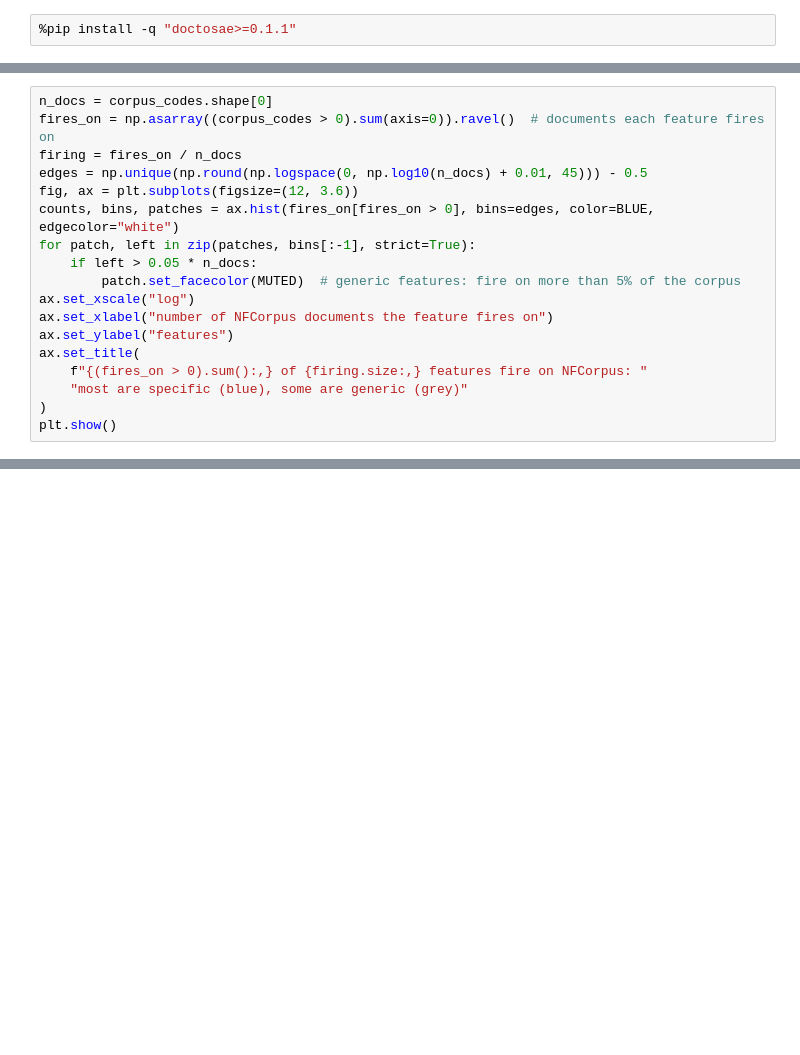
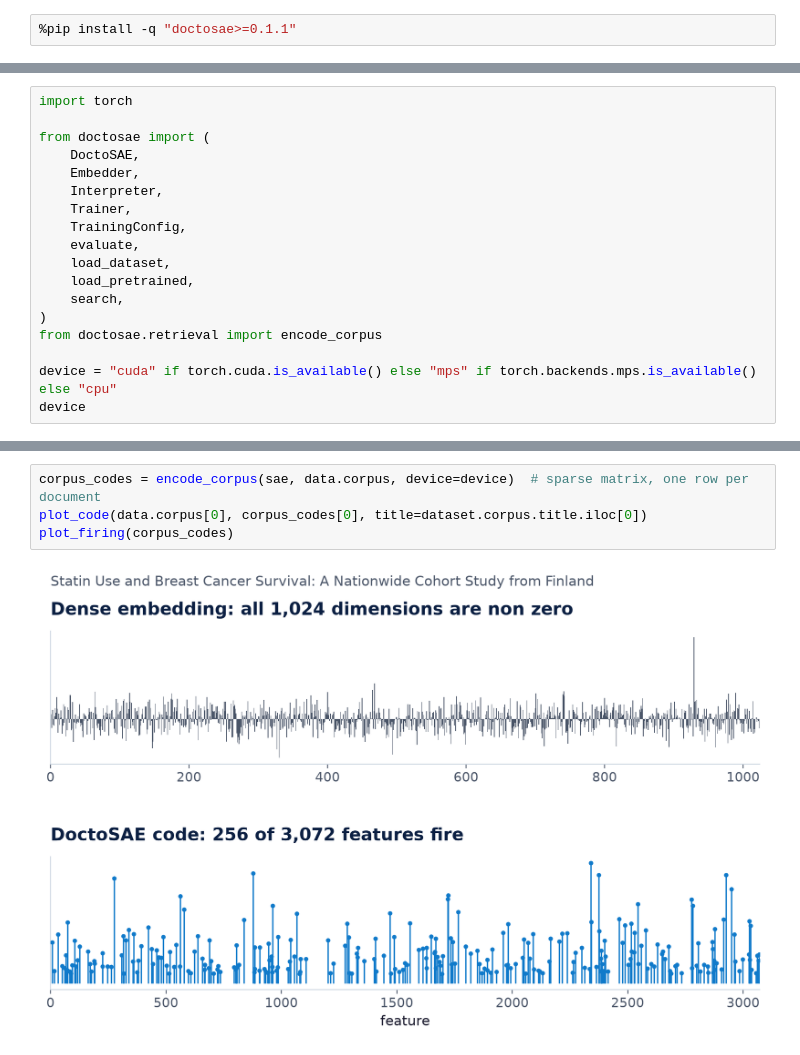
Before and after one commit to doctolib-lab/doctosae, a Jupyter notebook: package/examples/doctosae_colab.ipynb, the cells around one changed output, grey strips where cells are left out. Saved outputs shown, nothing was run; the diff lists cells and outputs as text; blank space fills up the shorter version.

```diff
--- a/package/examples/doctosae_colab.ipynb
+++ b/package/examples/doctosae_colab.ipynb
@@ -216,18 +45,0 @@ Statin Use and Breast Cancer Survival: A Nationwide Cohort Study from Finland Re
-# %%
-n_docs = corpus_codes.shape[0]
-fires_on = np.asarray((corpus_codes > 0).sum(axis=0)).ravel()  # documents each feature fires on
-firing = fires_on / n_docs
-edges = np.unique(np.round(np.logspace(0, np.log10(n_docs) + 0.01, 45))) - 0.5
-fig, ax = plt.subplots(figsize=(12, 3.6))
-counts, bins, patches = ax.hist(fires_on[fires_on > 0], bins=edges, color=BLUE, edgecolor="white")
-for patch, left in zip(patches, bins[:-1], strict=True):
-    if left > 0.05 * n_docs:
-        patch.set_facecolor(MUTED)  # generic features: fire on more than 5% of the corpus
-ax.set_xscale("log")
-ax.set_xlabel("number of NFCorpus documents the feature fires on")
-ax.set_ylabel("features")
-ax.set_title(
-    f"{(fires_on > 0).sum():,} of {firing.size:,} features fire on NFCorpus: "
-    "most are specific (blue), some are generic (grey)"
-)
-plt.show()
@@ -578,0 +283,18 @@ text-align:center;line-height:30px;font-weight:bold;margin-right:10px">✓</span
+# %%
+import torch
+
+from doctosae import (
+    DoctoSAE,
+    Embedder,
+    Interpreter,
+    Trainer,
+    TrainingConfig,
+    evaluate,
+    load_dataset,
+    load_pretrained,
+    search,
+)
+from doctosae.retrieval import encode_corpus
+
+device = "cuda" if torch.cuda.is_available() else "mps" if torch.backends.mps.is_available() else "cpu"
+device
@@ -578,0 +331,6 @@ text-align:center;line-height:30px;font-weight:bold;margin-right:10px">✓</span
+# %%
+corpus_codes = encode_corpus(sae, data.corpus, device=device)  # sparse matrix, one row per document
+plot_code(data.corpus[0], corpus_codes[0], title=dataset.corpus.title.iloc[0])
+plot_firing(corpus_codes)
+# %% [output]
+[figure, added]
```
Also changed, not shown: parts of 61 cells of this notebook, 1 other file.
